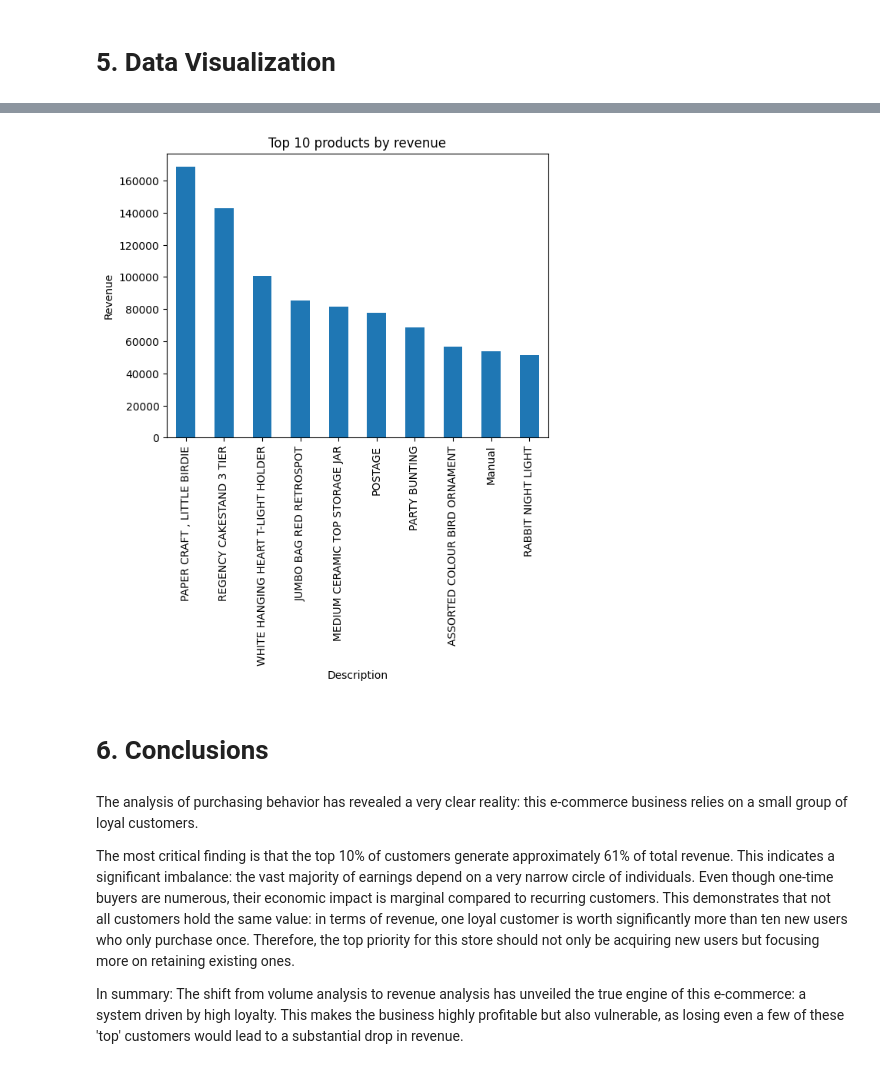
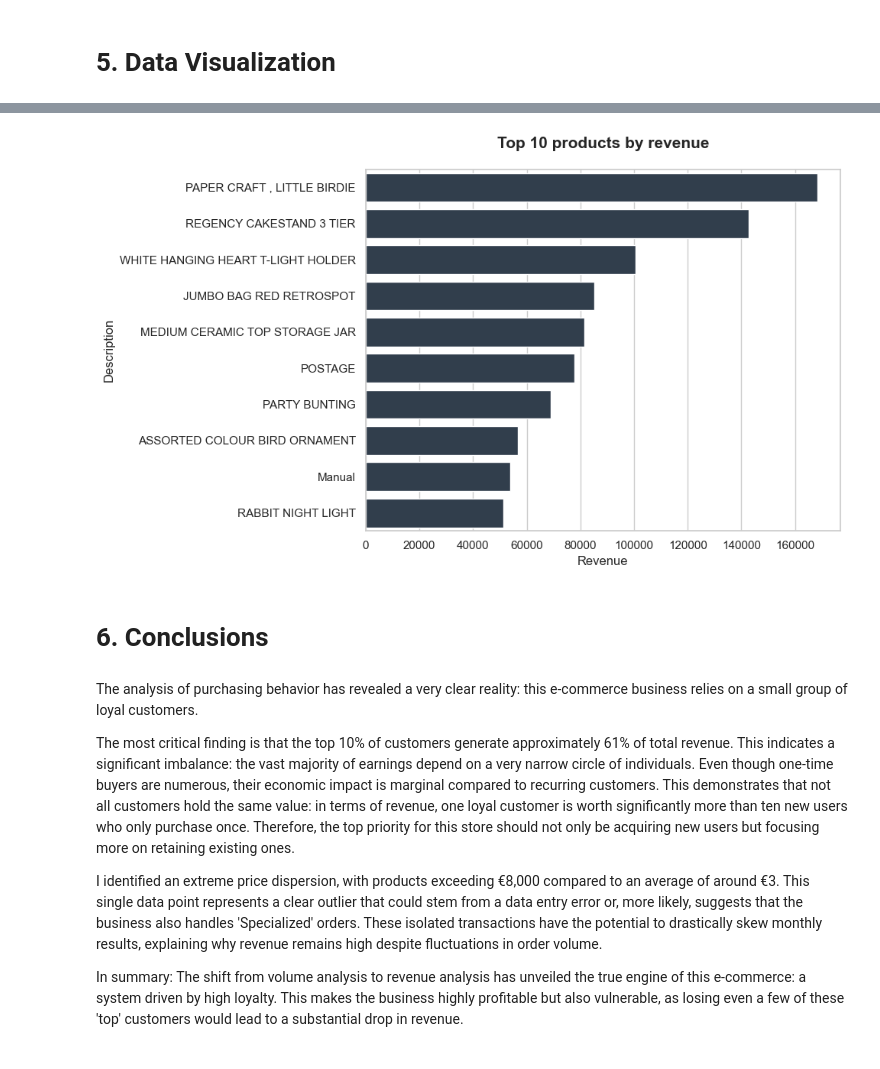
Before and after one commit to EricaRoviello/retail-data-analysis, a Jupyter notebook: analysis2.ipynb, the cells around one changed output, grey strips where cells are left out. Cells and saved outputs as stored; diff of their text form; code cells hidden in the pictures.

```diff
--- a/analysis2.ipynb
+++ b/analysis2.ipynb
@@ -230,9 +266,21 @@ plt.show()
 # %%
-df.groupby("CustomerID")["TotalPrice"].sum().hist(
-    bins=50,
-    log=True
+sns.set_theme(style="whitegrid")
+plt.figure(figsize=(10,6))
+
+
+sns.histplot(
+    customer_revenue,
+    bins=30,
+    color="#2c3e50",
+    edgecolor="white",
+    log_scale=True,
+    alpha=0.85
 )
-plt.title("Customer Revenue Concentration")
-plt.xlabel("Revenue")
+
+plt.title("Customer Revenue Distribution", fontsize=15, fontweight='bold', pad=20)
+plt.xlabel("Revenue", fontsize=12)
+plt.ylabel("Number of Customers", fontsize=12)
+
+plt.tight_layout()
 plt.show()
 # %% [output]
@@ -248,10 +311,20 @@ plt.show()
 # %%
-top_products.plot(kind="bar")
-plt.title("Top 10 products by revenue")
-plt.ylabel("Revenue")
+sns.set_theme(style="whitegrid")
+plt.figure(figsize=(10, 6))
+
+sns.barplot(
+    x=top_products.values,
+    y=top_products.index,
+    color="#2c3e50"
+)
+
+plt.title("Top 10 products by revenue", fontsize=15, fontweight='bold', pad=20)
+plt.xlabel("Revenue", fontsize=12)
+
+plt.tight_layout()
 plt.show()
 # %% [output]
-[figure, old version]
+[figure, new version]
 # %% [markdown]
 # 6. Conclusions
 # %% [markdown]
@@ -259,4 +332,6 @@ The analysis of purchasing behavior has revealed a very clear reality: this e-co
 
 The most critical finding is that the top 10% of customers generate approximately 61% of total revenue. This indicates a significant imbalance: the vast majority of earnings depend on a very narrow circle of individuals. Even though one-time buyers are numerous, their economic impact is marginal compared to recurring customers. This demonstrates that not all customers hold the same value: in terms of revenue, one loyal customer is worth significantly more than ten new users who only purchase once. Therefore, the top priority for this store should not only be acquiring new users but focusing more on retaining existing ones.
 
+I identified an extreme price dispersion, with products exceeding €8,000 compared to an average of around €3. This single data point represents a clear outlier that could stem from a data entry error or, more likely, suggests that the business also handles 'Specialized' orders. These isolated transactions have the potential to drastically skew monthly results, explaining why revenue remains high despite fluctuations in order volume.
+
 In summary: The shift from volume analysis to revenue analysis has unveiled the true engine of this e-commerce: a system driven by high loyalty. This makes the business highly profitable but also vulnerable, as losing even a few of these 'top' customers would lead to a substantial drop in revenue.
```
Also changed, not shown: parts of 10 cells of this notebook.
